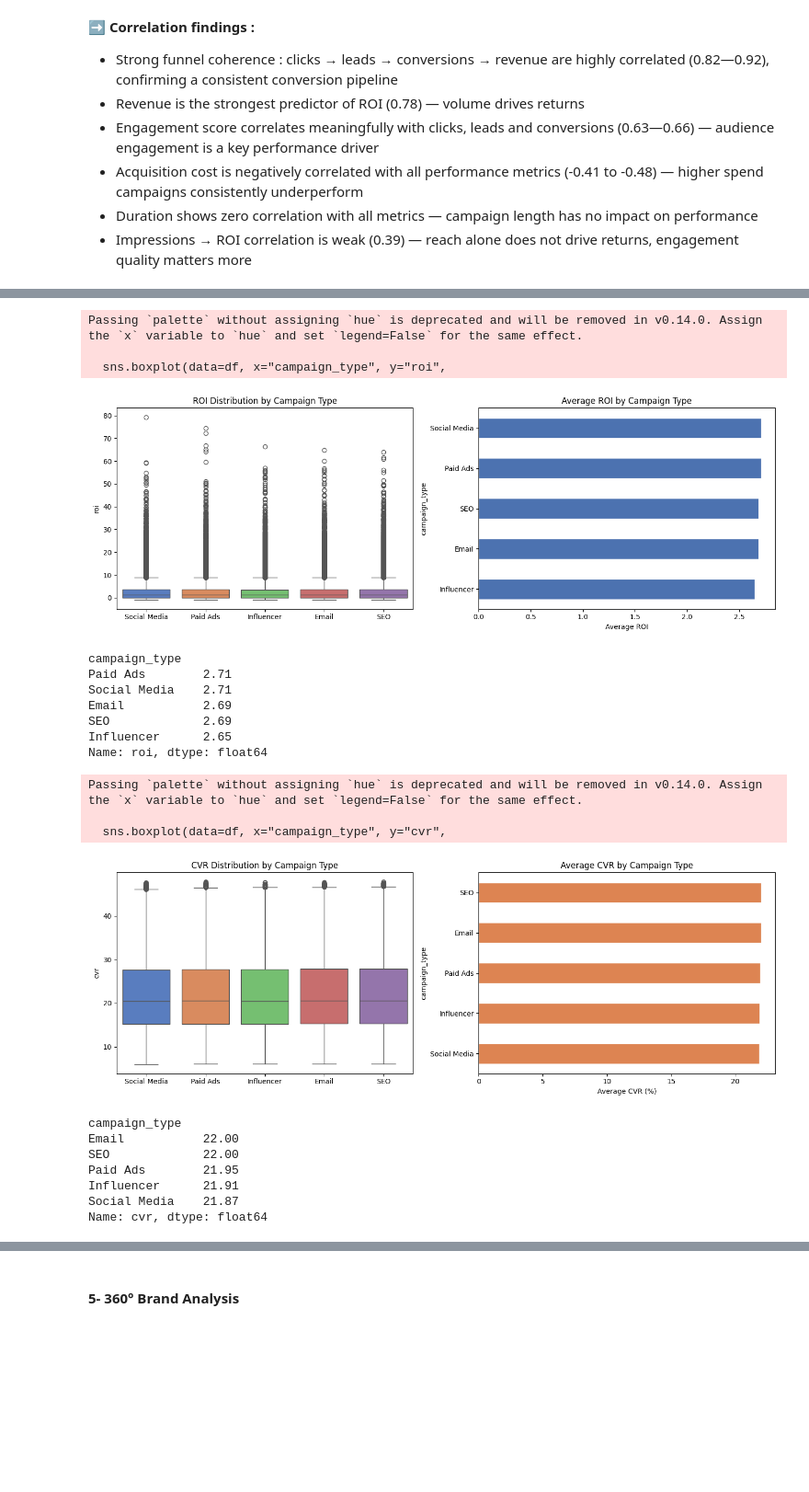
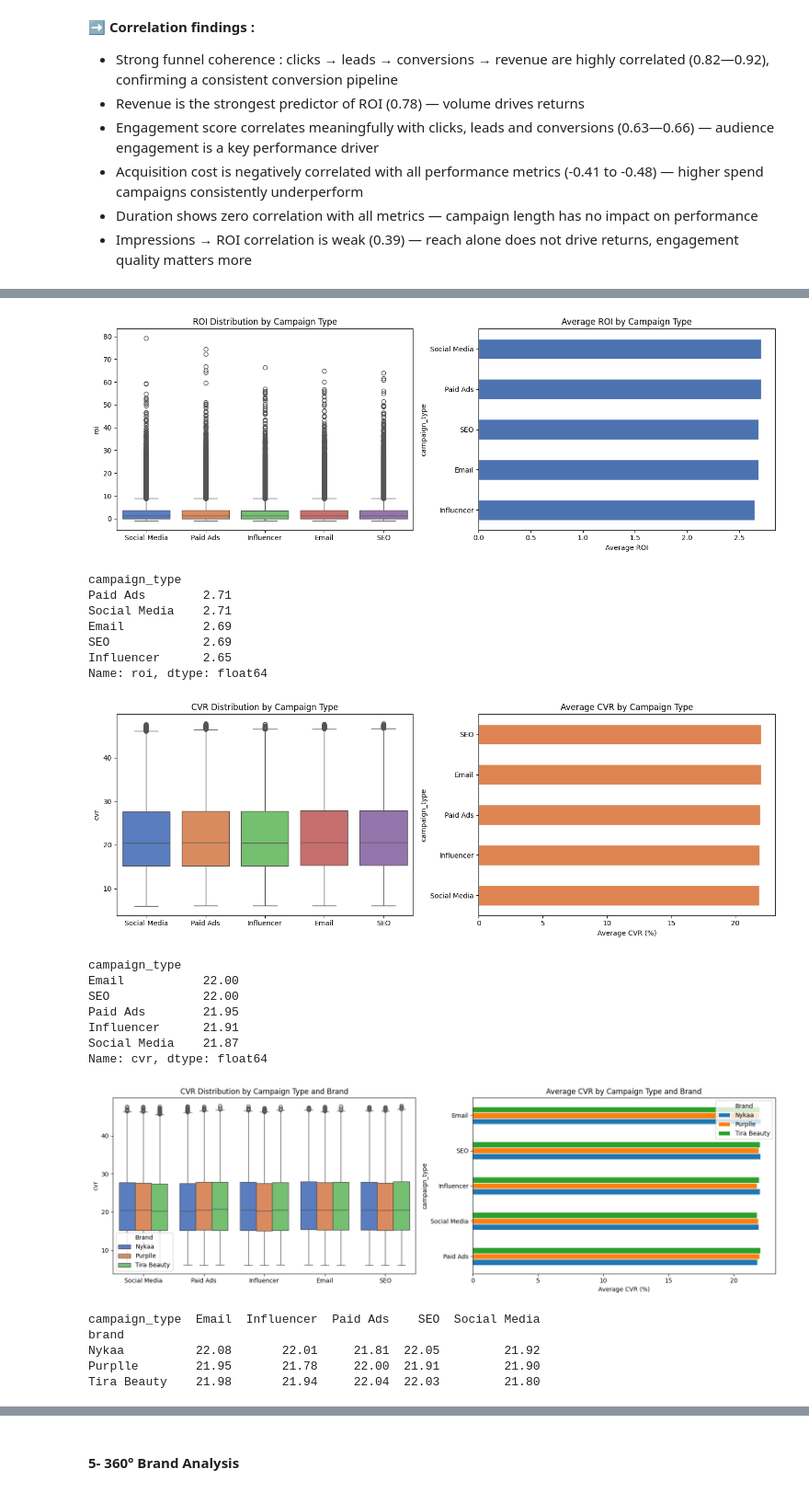
Before and after one commit to salimatter/marketing-campaign-audit, a Jupyter notebook: multi_brand_marketing_campaign.ipynb, the cells around one changed output, grey strips where cells are left out. Shown at 92% size. Saved outputs shown, nothing was run; the diff lists cells and outputs as text; code cells hidden in the pictures; blank space fills up the shorter version.

```diff
--- a/multi_brand_marketing_campaign.ipynb
+++ b/multi_brand_marketing_campaign.ipynb
@@ -532,7 +593,7 @@ plt.show()
 fig, axes = plt.subplots(1, 2, figsize=(14, 5))
 
 sns.boxplot(data=df, x="campaign_type", y="roi",
-            palette="muted", ax=axes[0])
+            hue="campaign_type", palette="muted", legend=False, ax=axes[0])
 axes[0].set_title("ROI Distribution by Campaign Type")
 axes[0].set_xlabel("")
 
@@ -547,26 +608,23 @@ plt.show()
 
 print(df.groupby("campaign_type")["roi"].mean().round(2).sort_values(ascending=False))
 # %% [output]
+[figure]
-Passing `palette` without assigning `hue` is deprecated and will be removed in v0.14.0. Assign the `x` variable to `hue` and set `legend=False` for the same effect.
-
-  sns.boxplot(data=df, x="campaign_type", y="roi",
+campaign_type
+Paid Ads        2.71
+Social Media    2.71
+Email           2.69
+SEO             2.69
+Influencer      2.65
+Name: roi, dtype: float64
-[figure]
-campaign_type
-Paid Ads        2.71
-Social Media    2.71
-Email           2.69
-SEO             2.69
-Influencer      2.65
-Name: roi, dtype: float64
 # %%
 # Conversion rate across campaign types
-# CVR complements ROI — a campaign can have high ROI with low volume
-# or high CVR with modest revenue
+# CVR complements ROI, a campaign can have high ROI with low volume or high CVR with modest revenue
 
 fig, axes = plt.subplots(1, 2, figsize=(14, 5))
 
 sns.boxplot(data=df, x="campaign_type", y="cvr",
-            palette="muted", ax=axes[0])
+            hue="campaign_type", palette="muted",
+            legend=False, ax=axes[0])
 axes[0].set_title("CVR Distribution by Campaign Type")
 axes[0].set_xlabel("")
 
@@ -581,14 +639,42 @@ plt.show()
 
 print(df.groupby("campaign_type")["cvr"].mean().round(2).sort_values(ascending=False))
 # %% [output]
+[figure]
-Passing `palette` without assigning `hue` is deprecated and will be removed in v0.14.0. Assign the `x` variable to `hue` and set `legend=False` for the same effect.
-
-  sns.boxplot(data=df, x="campaign_type", y="cvr",
+campaign_type
+Email           22.00
+SEO             22.00
+Paid Ads        21.95
+Influencer      21.91
+Social Media    21.87
+Name: cvr, dtype: float64
-[figure]
-campaign_type
-Email           22.00
-SEO             22.00
-Paid Ads        21.95
-Influencer      21.91
-Social Media    21.87
-Name: cvr, dtype: float64
+# %%
+# Conversion rate across campaign types by brand
+# CVR complements ROI — a campaign can have high ROI with low volume or high CVR with modest revenue
+
+fig, axes = plt.subplots(1, 2, figsize=(16, 5))
+
+sns.boxplot(data=df, x="campaign_type", y="cvr",
+            hue="brand", palette="muted", ax=axes[0])
+axes[0].set_title("CVR Distribution by Campaign Type and Brand")
+axes[0].set_xlabel("")
+axes[0].legend(title="Brand")
+
+df.groupby(["brand", "campaign_type"])["cvr"].mean().round(2)\
+    .unstack(level=0)\
+    .sort_values(by="Nykaa", ascending=True)\
+    .plot(kind="barh", ax=axes[1], edgecolor="white")
+axes[1].set_title("Average CVR by Campaign Type and Brand")
+axes[1].set_xlabel("Average CVR (%)")
+axes[1].legend(title="Brand")
+
+plt.tight_layout()
+plt.show()
+
+print(df.groupby(["brand", "campaign_type"])["cvr"].mean().round(2).unstack())
+# %% [output]
+[figure, added]
+campaign_type  Email  Influencer  Paid Ads    SEO  Social Media
+brand
+Nykaa          22.08       22.01     21.81  22.05         21.92
+Purplle        21.95       21.78     22.00  21.91         21.90
+Tira Beauty    21.98       21.94     22.04  22.03         21.80
```
Also changed, not shown: parts of 21 cells of this notebook.
